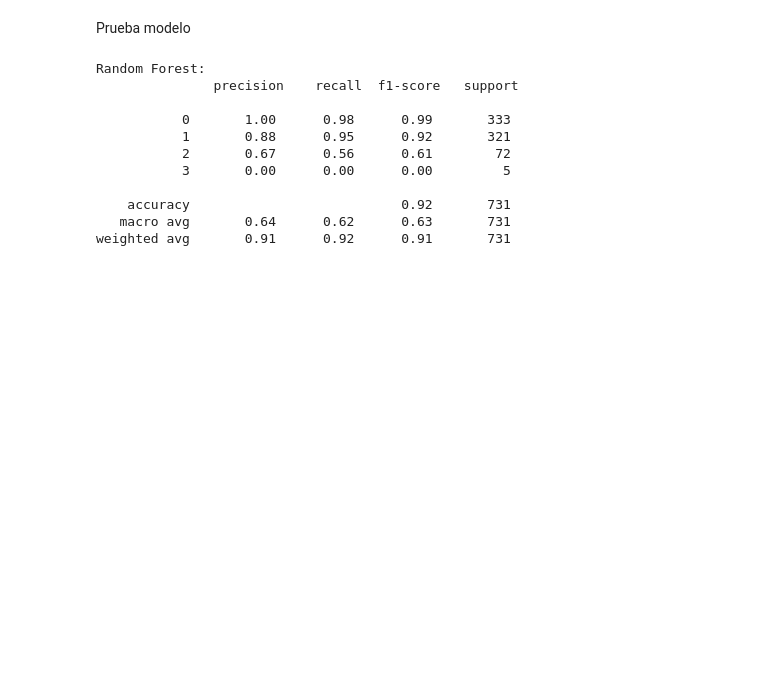
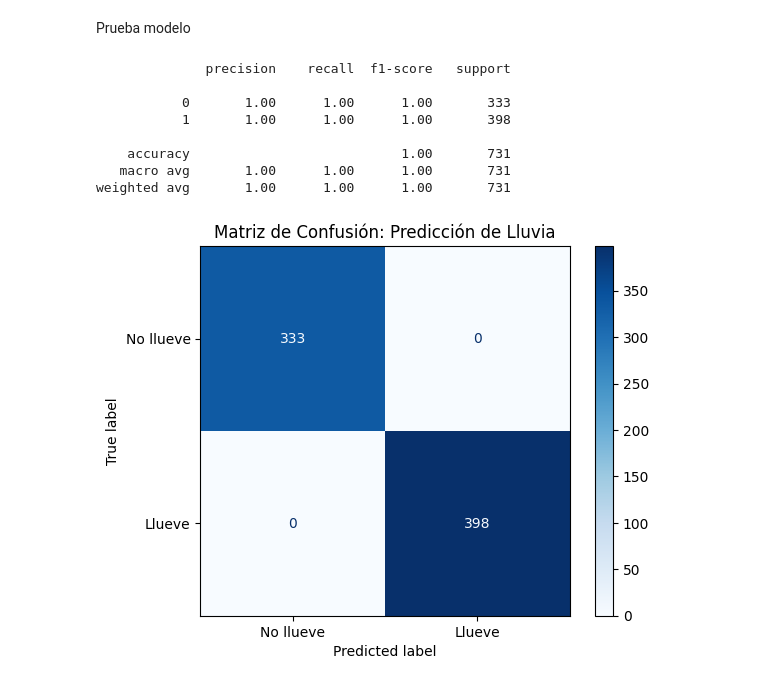
Before and after one commit to Claudio-Espinoza/taller-3, a Jupyter notebook: app.ipynb, the cells around one changed output. Drawn from its saved outputs; the diff is of its cells as text; code cells hidden in the pictures; blank space fills up the shorter version.

Commit message:
agrega matriz confusion

```diff
--- a/app.ipynb
+++ b/app.ipynb
@@ -82,41 +62,36 @@ df_limpio
 # %% [markdown]
 Separamos los datos en datos de entrenamiento y en datos de prueba
 # %%
-from sklearn.model_selection import train_test_split
-from sklearn.preprocessing import LabelEncoder
-from sklearn.preprocessing import StandardScaler
-
-
-# División en entrenamiento y prueba con estratificación
-X_train, X_test, y_train, y_test = train_test_split(
-    X, y, test_size=0.2, random_state=42, stratify=y
-)
-
-# Escalar para modelos sensibles (SVM, LR)
-scaler = StandardScaler()
-X_train_scaled = scaler.fit_transform(X_train)
-X_test_scaled = scaler.transform(X_test)
+X = df_limpio[['weather_code (wmo code)', 'temperature_2m_max (°C)',
+       'temperature_2m_min (°C)',
+       'wind_speed_10m_max (km/h)', 'wind_gusts_10m_max (km/h)',
+       'sunshine_duration (s)', 'precipitation_hours (h)']]
+le = LabelEncoder()
+y = df_limpio[['llueve']]
+# Dividir en entrenamiento y prueba
+X_train, X_test, y_train, y_test = train_test_split(X, y, stratify=y, test_size=0.2, random_state=42)
 # %% [markdown]
 Prueba modelo
 # %%
-from sklearn.ensemble import RandomForestClassifier
-from sklearn.linear_model import LogisticRegression
-from sklearn.tree import DecisionTreeClassifier
-from sklearn.metrics import classification_report
+# Random Forest
+model = RandomForestClassifier()
+model.fit(X_train, y_train)
+y_pred = model.predict(X_test)
 
-rf = RandomForestClassifier(random_state=42)
-rf.fit(X_train, y_train)
-y_pred_rf = rf.predict(X_test)
-print("Random Forest:\n", classification_report(y_test, y_pred_rf))
+print(classification_report(y_test, y_pred))
+
+cm = confusion_matrix(y_test, y_pred)
+disp = ConfusionMatrixDisplay(confusion_matrix=cm, display_labels=["No llueve", "Llueve"])
+disp.plot(cmap='Blues')
+plt.title("Matriz de Confusión: Predicción de Lluvia")
+plt.show()
 # %% [output]
-Random Forest:
-               precision    recall  f1-score   support
+              precision    recall  f1-score   support
 
-           0       1.00      0.98      0.99       333
-           1       0.88      0.95      0.92       321
-           2       0.67      0.56      0.61        72
-           3       0.00      0.00      0.00         5
+           0       1.00      1.00      1.00       333
+           1       1.00      1.00      1.00       398
 
-    accuracy                           0.92       731
-   macro avg       0.64      0.62      0.63       731
-weighted avg       0.91      0.92      0.91       731
+    accuracy                           1.00       731
+   macro avg       1.00      1.00      1.00       731
+weighted avg       1.00      1.00      1.00       731
+[figure, added]
```
Also changed, not shown: parts of 5 cells of this notebook, 2 other files.
